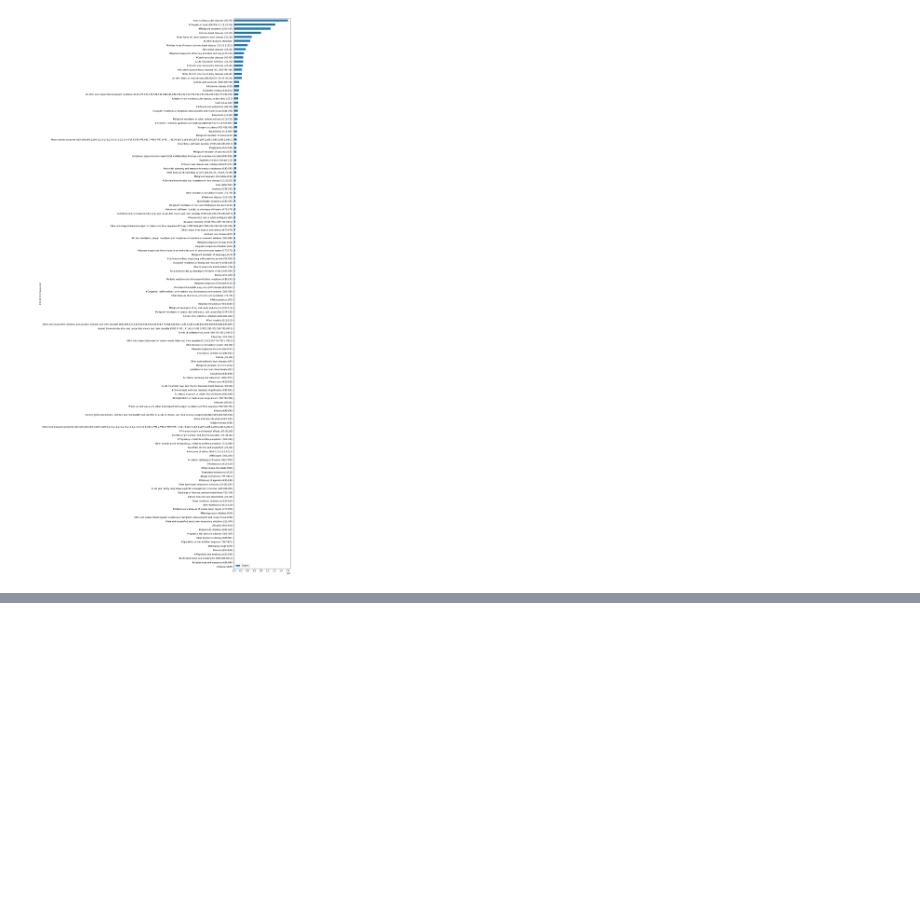
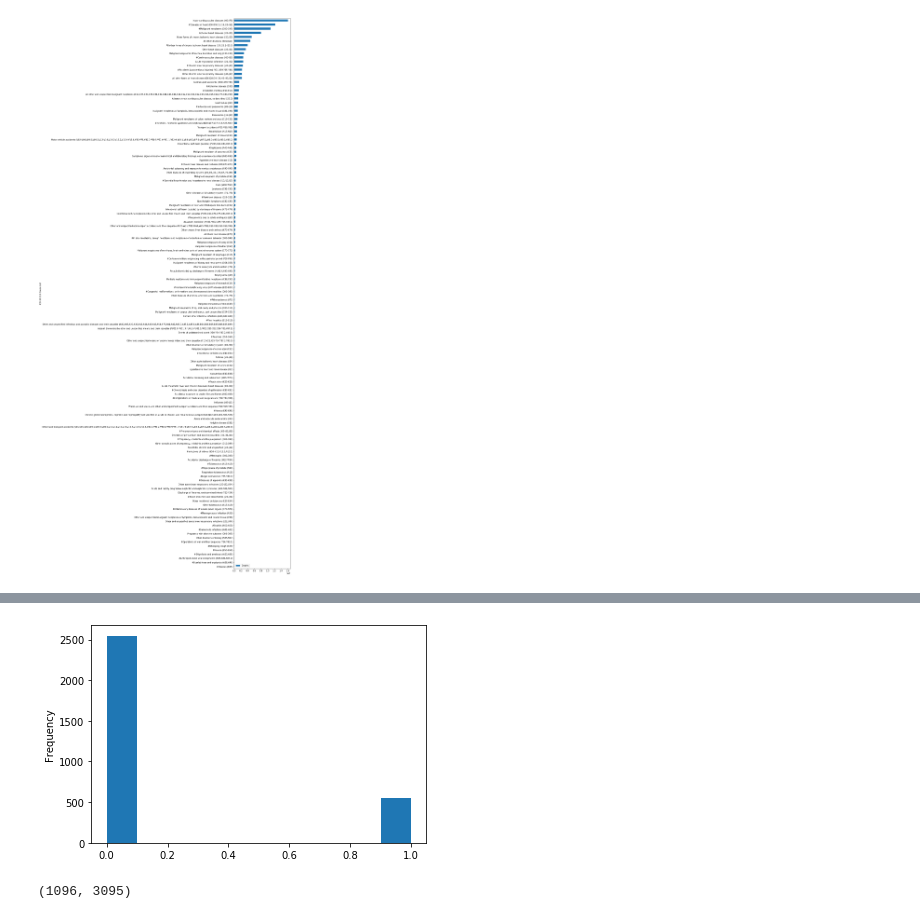
Before and after one commit to romirmoza/omop-cdm-postgresql, a Jupyter notebook: mortality_EDA.ipynb, the cells around one changed output, grey strips where cells are left out. Drawn from its saved outputs; the diff is of its cells as text; code cells hidden in the pictures; blank space fills up the shorter version.

Commit message:
updating mortality_EDA

```diff
--- a/mortality_EDA.ipynb
+++ b/mortality_EDA.ipynb
@@ -103,0 +110,4 @@ ax = cause.sort_values(by='Deaths', ascending=True).plot.barh(x='ICD-10 113 Caus
+# %%
+FOLDER = '../mortality_prediction_docker_model/v2/scratch/'
+death180 = pd.read_csv(FOLDER+'train_death_all.csv.gz')
+death180.shape
@@ -103,0 +116,14 @@ ax = cause.sort_values(by='Deaths', ascending=True).plot.barh(x='ICD-10 113 Caus
+# %%
+death180=death180.fillna(0)
+death180.old = death180.old.astype(int)
+death180.total_quantity_of_drugs = death180.total_quantity_of_drugs.astype(int)
+# %%
+from sklearn import preprocessing
+categoricals = ['ethnicity_concept_id',
+               'gender_concept_id',
+               'race_concept_id',
+               'condition_status_concept_id',
+               'race_concept_name']
+for c in categoricals:
+    le = preprocessing.LabelEncoder()
+    death180[c]=le.fit_transform(death180[c])
@@ -103,0 +168,2 @@ ax = cause.sort_values(by='Deaths', ascending=True).plot.barh(x='ICD-10 113 Caus
+# %%
+death180=reduce_mem_usage(death180)
@@ -103,0 +194,4 @@ ax = cause.sort_values(by='Deaths', ascending=True).plot.barh(x='ICD-10 113 Caus
+# %%
+ax = death180.death_in_next_window.astype(int).plot.hist()
+# %% [output]
+[figure, added]
@@ -103,0 +202,5 @@ ax = cause.sort_values(by='Deaths', ascending=True).plot.barh(x='ICD-10 113 Caus
+# %%
+# and confirm we have only one record per patient - Hm, they are not
+len(death180.person_id.unique()), death180.shape[0]
+# %% [output]
+(1096, 3095)
```
Also changed, not shown: parts of 20 cells of this notebook.
